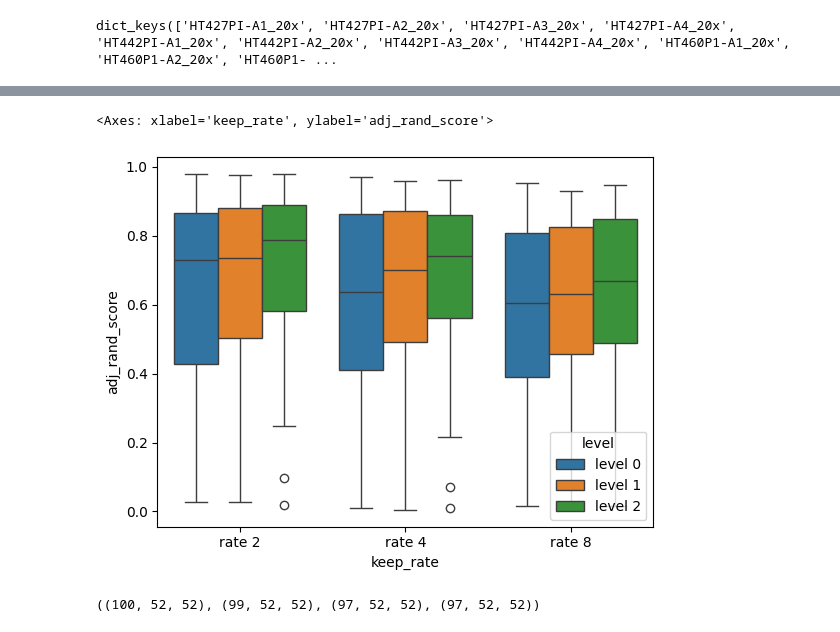
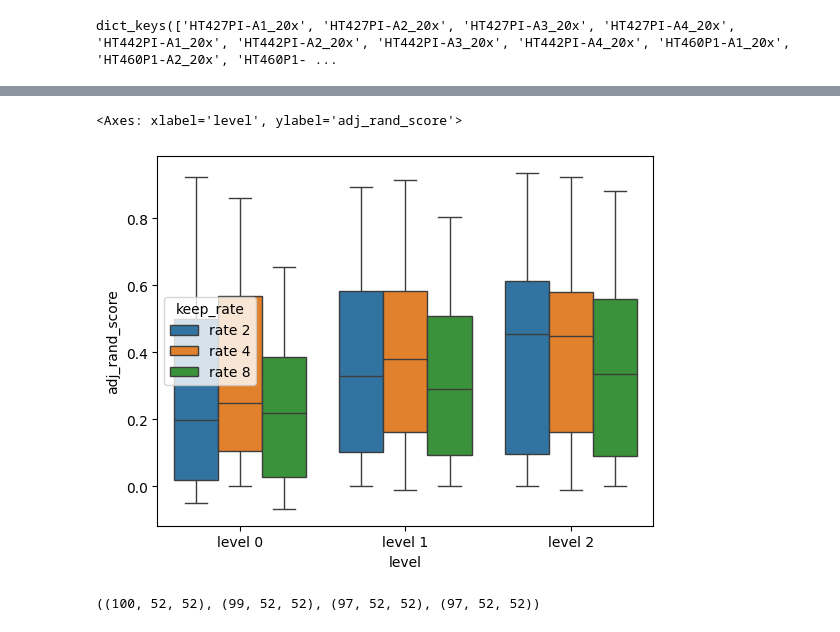
Before and after one commit to ding-lab/mushroom, a Jupyter notebook: notebooks/manuscript/submission_v1/step6_qc_analysis_lightsheet.ipynb, the cells around one changed output, grey strips where cells are left out. Cells and saved outputs as stored; diff of their text form; code cells hidden in the pictures.

```diff
--- a/notebooks/manuscript/submission_v1/step6_qc_analysis_lightsheet.ipynb
+++ b/notebooks/manuscript/submission_v1/step6_qc_analysis_lightsheet.ipynb
@@ -224,9 +273,10 @@ df.to_csv(os.path.join(output_dir, 'nbhd_robustness.txt'), sep='\t', index=False
 # %%
 df['level'] = [f'level {x}' for x in df['level']]
 df['keep_rate'] = [f'rate {x}' for x in df['keep_rate']]
-# %%
-sns.boxplot(data=df, x='keep_rate', y='adj_rand_score', hue='level')
-# %% [output]
-<Axes: xlabel='keep_rate', ylabel='adj_rand_score'>
-[figure, removed]
+# %%
+# sns.stripplot(data=df, x='keep_rate', y='adj_rand_score', hue='level', dodge=True, )
+sns.boxplot(data=df, x='level', y='adj_rand_score', hue='keep_rate', whis=1., fill=True, fliersize=0.)
+# %% [output]
+<Axes: xlabel='level', ylabel='adj_rand_score'>
+[figure, added]
 # %%
```
Also changed, not shown: parts of 11 cells of this notebook, 9 other files.
